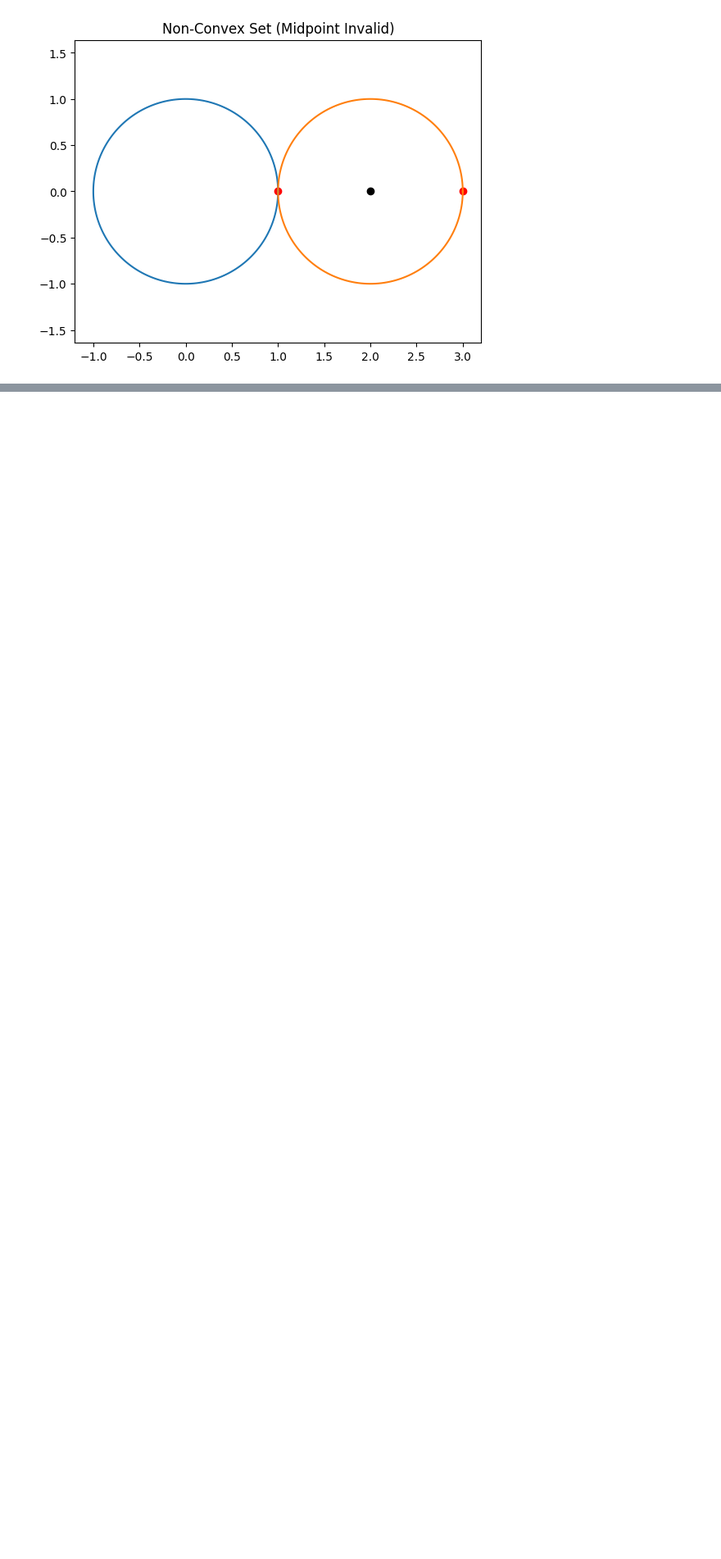
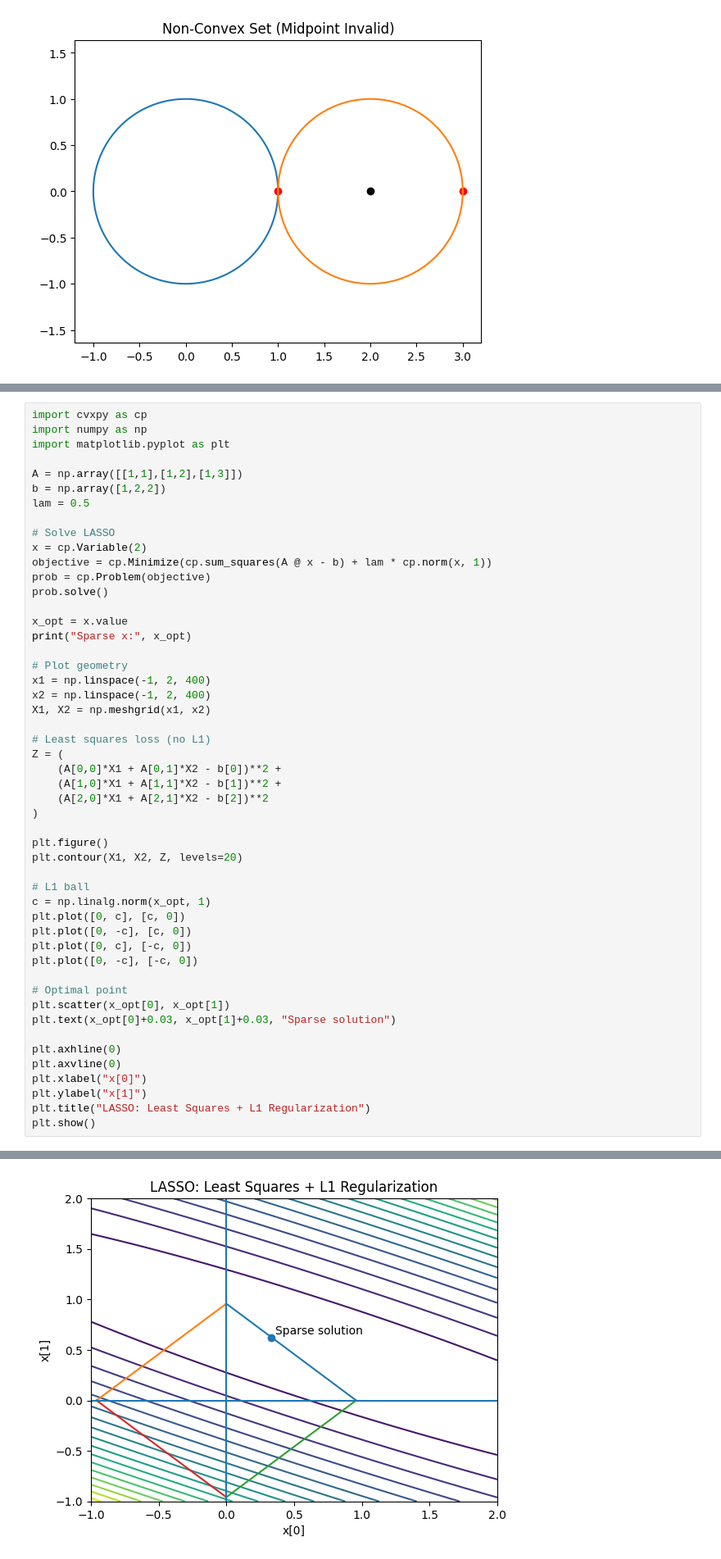
Before and after one commit to netajik/thesis, a Jupyter notebook: convex_optimization.ipynb, the cells around one changed output, grey strips where cells are left out. Shown at 82% size. Drawn from its saved outputs; the diff is of its cells as text; blank space fills up the shorter version.

```diff
--- a/convex_optimization.ipynb
+++ b/convex_optimization.ipynb
@@ -87,0 +256,51 @@ plt.show()
+# %%
+import cvxpy as cp
+import numpy as np
+import matplotlib.pyplot as plt
+
+A = np.array([[1,1],[1,2],[1,3]])
+b = np.array([1,2,2])
+lam = 0.5
+
+# Solve LASSO
+x = cp.Variable(2)
+objective = cp.Minimize(cp.sum_squares(A @ x - b) + lam * cp.norm(x, 1))
+prob = cp.Problem(objective)
+prob.solve()
+
+x_opt = x.value
+print("Sparse x:", x_opt)
+
+# Plot geometry
+x1 = np.linspace(-1, 2, 400)
+x2 = np.linspace(-1, 2, 400)
+X1, X2 = np.meshgrid(x1, x2)
+
+# Least squares loss (no L1)
+Z = (
+    (A[0,0]*X1 + A[0,1]*X2 - b[0])**2 +
+    (A[1,0]*X1 + A[1,1]*X2 - b[1])**2 +
+    (A[2,0]*X1 + A[2,1]*X2 - b[2])**2
+)
+
+plt.figure()
+plt.contour(X1, X2, Z, levels=20)
+
+# L1 ball
+c = np.linalg.norm(x_opt, 1)
+plt.plot([0, c], [c, 0])
+plt.plot([0, -c], [c, 0])
+plt.plot([0, c], [-c, 0])
+plt.plot([0, -c], [-c, 0])
+
+# Optimal point
+plt.scatter(x_opt[0], x_opt[1])
+plt.text(x_opt[0]+0.03, x_opt[1]+0.03, "Sparse solution")
+
+plt.axhline(0)
+plt.axvline(0)
+plt.xlabel("x[0]")
+plt.ylabel("x[1]")
+plt.title("LASSO: Least Squares + L1 Regularization")
+plt.show()
+# %% [output]
@@ -87,0 +308 @@ plt.show()
+[figure, added]
```
Also changed, not shown: parts of 13 cells of this notebook.
